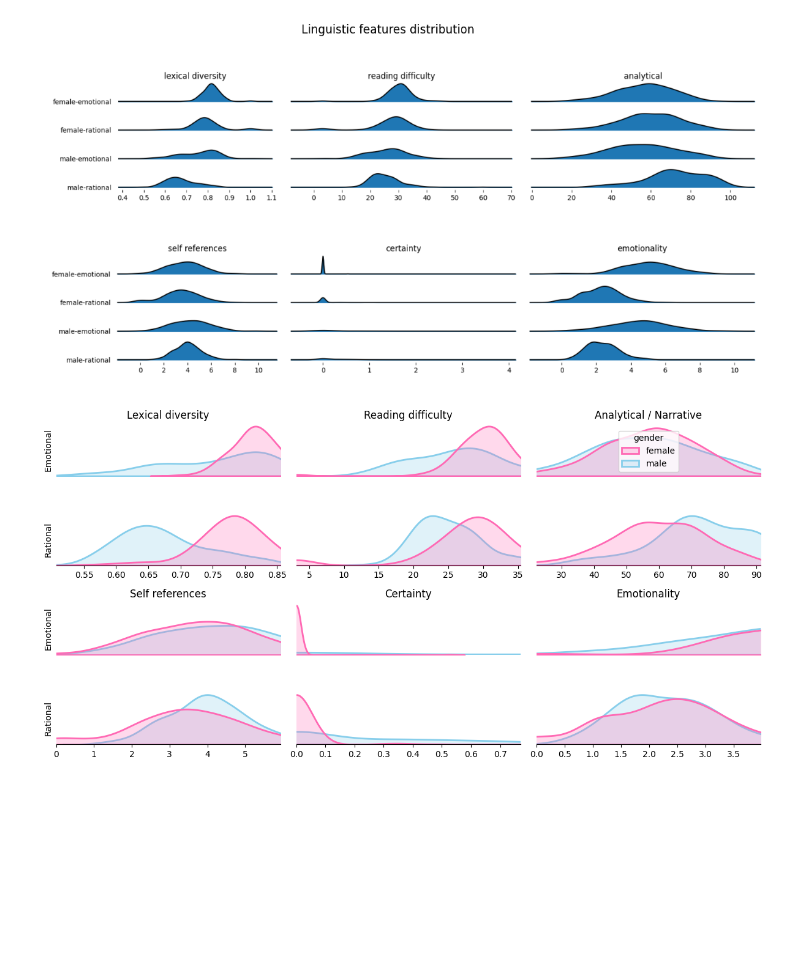
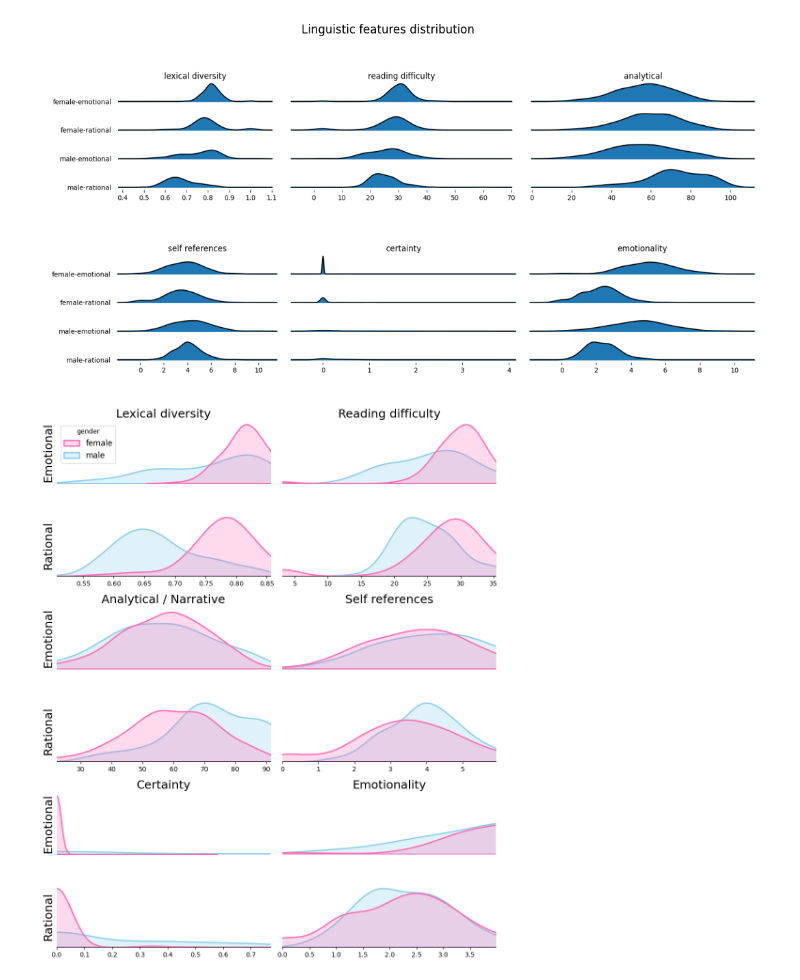
Before and after one commit to azoz01/data-science-workshop-2025L, a Jupyter notebook: manipulation_feature_analysis/all_llms_emotional.ipynb, the cells around one changed output. Drawn from its saved outputs; the diff is of its cells as text; code cells hidden in the pictures; blank space fills up the shorter version.

```diff
--- a/linguistic_feature_analysis/all_llms_emotional.ipynb
+++ b/manipulation_feature_analysis/all_llms_emotional.ipynb
@@ -25,7 +41,7 @@ df = pd.read_csv("../data/processed/Claude_3_Haiku.csv")
 # %%
-emotional = df[df["type"] == "emotional"].reset_index(drop=True)
-
-fig, ax = plt.subplots(2, 3, figsize=(18, 6))
+# emotional = df[df["type"] == "emotional"].reset_index(drop=True)
+emotional = df
+fig, ax = plt.subplots(3, 2, figsize=(10, 10))
 
 
 for i, measure in enumerate(
@@ -45,12 +61,12 @@ for i, measure in enumerate(
     )
     print(wilcoxon_result)
     sns.kdeplot(
-        emotional, x=measure, hue="gender", fill=True, palette=gender_colormap, ax=ax[i // 3, i % 3]
+        emotional, x=measure, hue="gender", fill=True, palette=gender_colormap, ax=ax[i // 2, i % 2]
     )
     p = wilcoxon_result.pvalue if not np.isnan(wilcoxon_result.pvalue) else 0
-    ax[i // 3, i % 3].set_title(f"{measure} (p={p:.3f})")
+    ax[i // 2, i % 2].set_title(f"{measure} (p={p:.3f})")
     if i != 0:
-        ax[i // 3, i % 3].legend_.remove()
+        ax[i // 2, i % 2].legend_.remove()
 fig.tight_layout()
 plt.show()
 # %% [output]
@@ -229,7 +245,9 @@ def disable_spines(ax, remove_bottom=True):
         ax.spines["bottom"].set_visible(False)
 
 
-fig, ax = plt.subplots(nrows=4, ncols=3, figsize=(12, 6))
+plt.rc("legend", fontsize=12)
+
+fig, ax = plt.subplots(nrows=6, ncols=2, figsize=(10, 12))
 
 for i, measure in enumerate(
     (
@@ -241,13 +259,13 @@ for i, measure in enumerate(
         "emotionality",
     )
 ):
-    upper_plot_ax = ax[2 * (i // 3), i % 3]
-    lower_plot_ax = ax[2 * (i // 3) + 1, i % 3]
+    upper_plot_ax = ax[2 * (i // 2), i % 2]
+    lower_plot_ax = ax[2 * (i // 2) + 1, i % 2]
     disable_spines(upper_plot_ax)
     disable_spines(lower_plot_ax, False)
     emotional_df = df.loc[df.type == "emotional"].reset_index(drop=True)
     rational_df = df.loc[df.type == "rational"].reset_index(drop=True)
-    upper_plot_ax.set_title(f"{NAMES_MAPPING[measure]}")
+    upper_plot_ax.set_title(f"{NAMES_MAPPING[measure]}", fontsize=18)
     sns.kdeplot(
         data=emotional_df,
         x=measure,
@@ -255,36 +273,38 @@ for i, measure in enumerate(
         hue="gender",
         fill=True,
         palette=gender_colormap,
         linewidth=2,
     )
     sns.kdeplot(
         data=rational_df,
         x=measure,
         ax=lower_plot_ax,
         hue="gender",
         fill=True,
         palette=gender_colormap,
         linewidth=2,
     )
     lower_plot_ax.set_xlim(
         rational_df[measure].quantile(0.001), rational_df[measure].quantile(0.95)
     )
     upper_plot_ax.set_xlim(lower_plot_ax.get_xlim())
     upper_plot_ax.set_ylim([0, max(lower_plot_ax.get_ylim()[1], upper_plot_ax.get_ylim()[1])])
     upper_plot_ax.set_xticks([])
     upper_plot_ax.set_xlabel("")
     lower_plot_ax.set_xlabel("")
     lower_plot_ax.legend().remove()
-    if i != 2:
+    if i != 0:
         upper_plot_ax.legend().remove()
     upper_plot_ax.set_ylabel("")
     lower_plot_ax.set_ylabel("")
     upper_plot_ax.set_yticks([])
     lower_plot_ax.set_yticks([])
-ax[0][0].set_ylabel("Emotional")
-ax[1][0].set_ylabel("Rational")
-ax[2][0].set_ylabel("Emotional")
-ax[3][0].set_ylabel("Rational")
+ax[0][0].set_ylabel("Emotional", fontsize=18)
+ax[1][0].set_ylabel("Rational", fontsize=18)
+ax[2][0].set_ylabel("Emotional", fontsize=18)
+ax[3][0].set_ylabel("Rational", fontsize=18)
+ax[4][0].set_ylabel("Emotional", fontsize=18)
+ax[5][0].set_ylabel("Rational", fontsize=18)
 fig.tight_layout()
 # %% [output]
-[figure, old version]
+[figure, new version]
```
Also changed, not shown: parts of 2 cells of this notebook, 58 other files.
